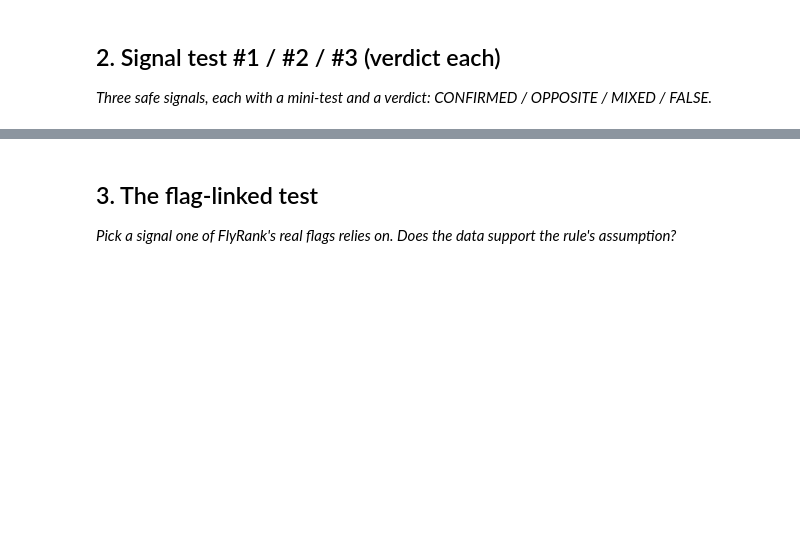
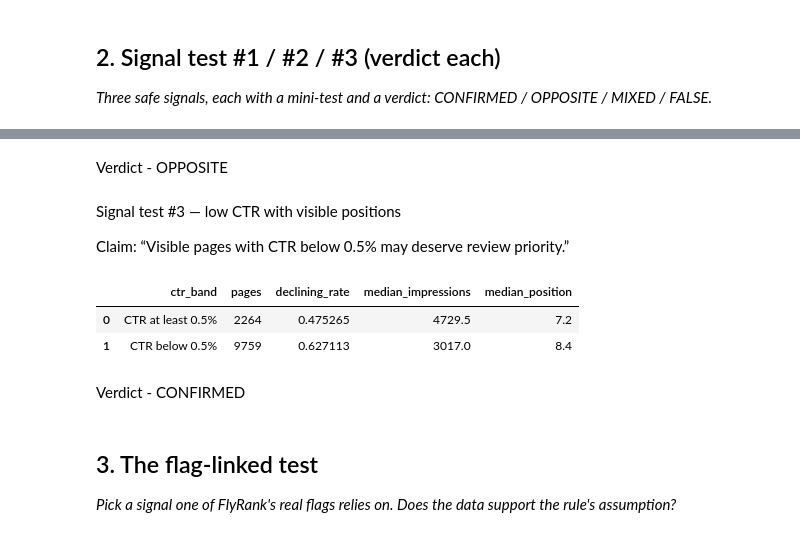
Before and after one commit to rudrabansal10/FlyRank_Internship, a Jupyter notebook: work/notebooks/w04_signal_audit.ipynb, the cells around one changed output, grey strips where cells are left out. Drawn from its saved outputs; the diff is of its cells as text; code cells hidden in the pictures; blank space fills up the shorter version.

```diff
--- a/work/notebooks/w04_signal_audit.ipynb
+++ b/work/notebooks/w04_signal_audit.ipynb
@@ -17,3 +128,40 @@ This skeleton is yours to fill. Work the sections **in order** — each one has
+# %% [markdown]
+Verdict - OPPOSITE
+# %% [markdown]
+Signal test #3 — low CTR with visible positions
+
+Claim: “Visible pages with CTR below 0.5% may deserve review priority.”
+# %%
+ctr_slice = df[
+    (df["impressions_90d"] >= 500)
+    & (df["avg_position"] > 0)
+    & (df["avg_position"] <= 20)
+].copy()
+
+ctr_slice["ctr_band"] = np.where(
+    ctr_slice["ctr"] < 0.5,
+    "CTR below 0.5%",
+    "CTR at least 0.5%",
+)
+
+ctr_result = (
+    ctr_slice.groupby("ctr_band")
+    .agg(
+        pages=("content_id", "size"),
+        declining_rate=("is_declining_label", "mean"),
+        median_impressions=("impressions_90d", "median"),
+        median_position=("avg_position", "median"),
+    )
+    .reset_index()
+)
+
+display(ctr_result)
+# %% [output]
+|  | ctr_band | pages | declining_rate | median_impressions | median_position |
+| 0 | CTR at least 0.5% | 2264 | 0.475265 | 4729.5 | 7.2 |
+| 1 | CTR below 0.5% | 9759 | 0.627113 | 3017.0 | 8.4 |
+# %% [markdown]
+Verdict - CONFIRMED
 # %% [markdown]
 ## 3. The flag-linked test
 
```
Also changed, not shown: parts of 13 cells of this notebook.
